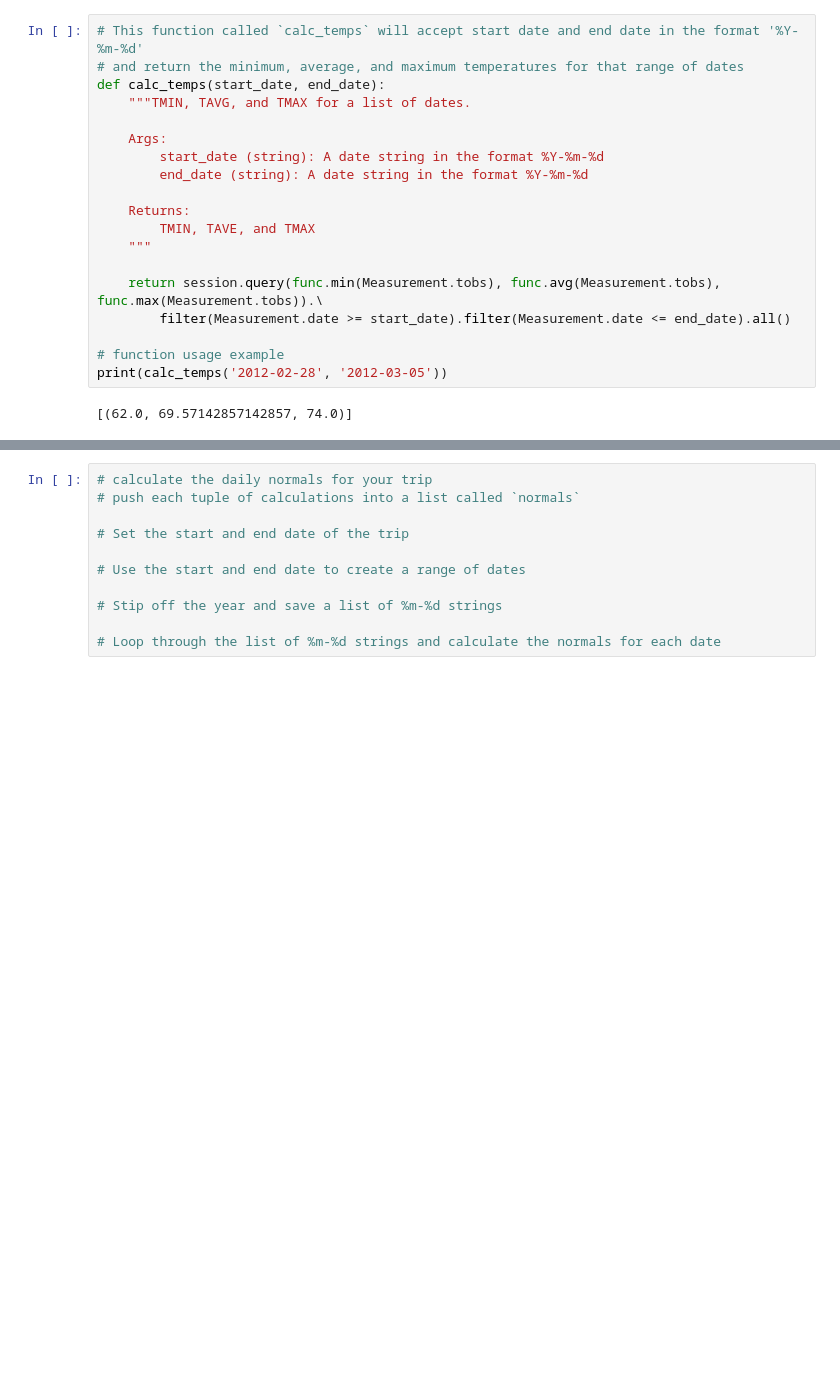
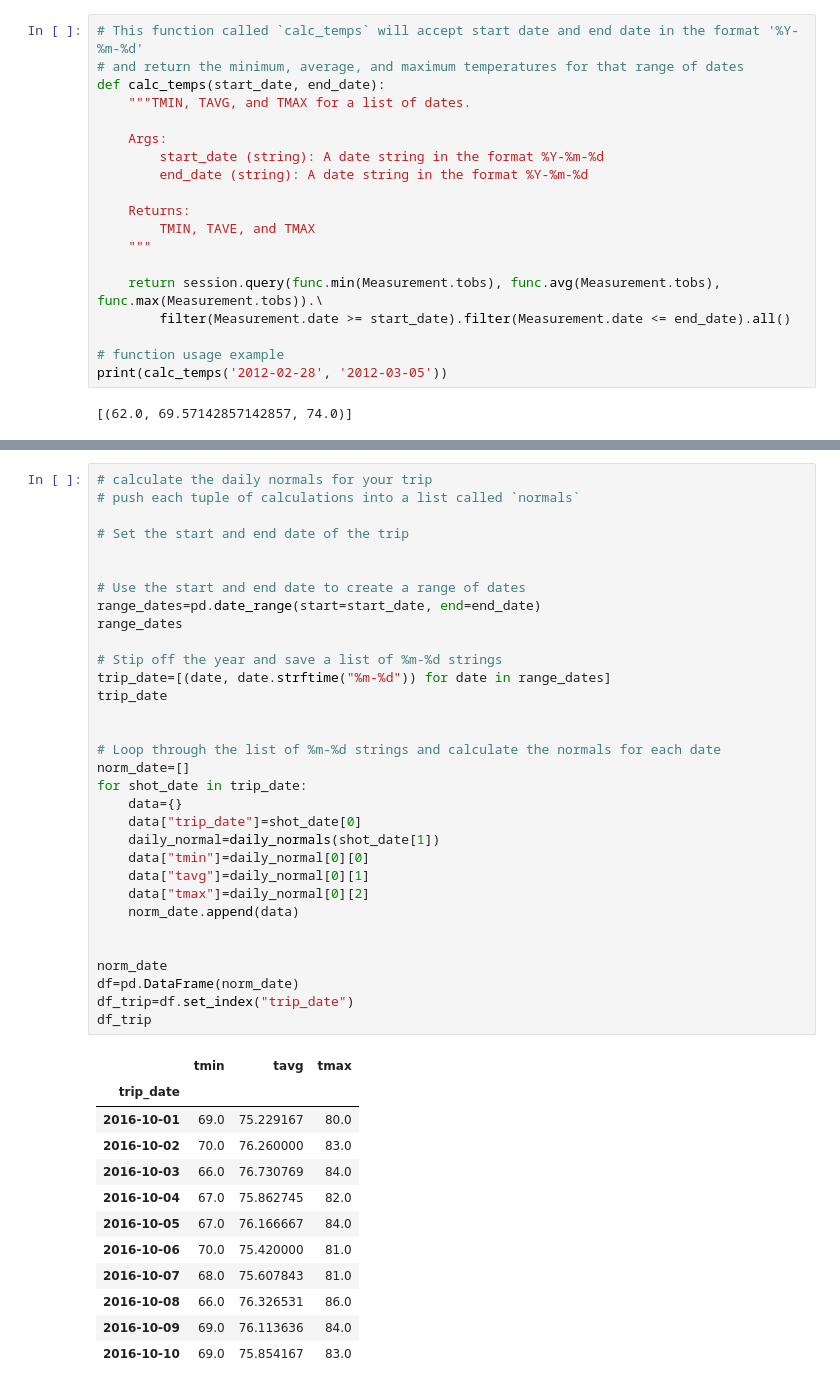
Before and after one commit to oianchevska/sqlalchemy-challenge, a Jupyter notebook: climate_starter.ipynb, the cells around one changed output, grey strips where cells are left out. Drawn from its saved outputs; the diff is of its cells as text; blank space fills up the shorter version.

```diff
--- a/climate_starter.ipynb
+++ b/climate_starter.ipynb
@@ -221,13 +267,47 @@ daily_normals("01-01")
 # %%
 # calculate the daily normals for your trip
 # push each tuple of calculations into a list called `normals`
 
 # Set the start and end date of the trip
 
+
 # Use the start and end date to create a range of dates
+range_dates=pd.date_range(start=start_date, end=end_date)
+range_dates
 
 # Stip off the year and save a list of %m-%d strings
+trip_date=[(date, date.strftime("%m-%d")) for date in range_dates]
+trip_date
+
 
 # Loop through the list of %m-%d strings and calculate the normals for each date
+norm_date=[]
+for shot_date in trip_date:
+    data={}
+    data["trip_date"]=shot_date[0]
+    daily_normal=daily_normals(shot_date[1])
+    data["tmin"]=daily_normal[0][0]
+    data["tavg"]=daily_normal[0][1]
+    data["tmax"]=daily_normal[0][2]
+    norm_date.append(data)
+
+
+norm_date
+df=pd.DataFrame(norm_date)
+df_trip=df.set_index("trip_date")
+df_trip
+# %% [output]
+|  | tmin | tavg | tmax |
+| trip_date |  |  |  |
+| 2016-10-01 | 69.0 | 75.229167 | 80.0 |
+| 2016-10-02 | 70.0 | 76.260000 | 83.0 |
+| 2016-10-03 | 66.0 | 76.730769 | 84.0 |
+| 2016-10-04 | 67.0 | 75.862745 | 82.0 |
+| 2016-10-05 | 67.0 | 76.166667 | 84.0 |
+| 2016-10-06 | 70.0 | 75.420000 | 81.0 |
+| 2016-10-07 | 68.0 | 75.607843 | 81.0 |
+| 2016-10-08 | 66.0 | 76.326531 | 86.0 |
+| 2016-10-09 | 69.0 | 76.113636 | 84.0 |
+| 2016-10-10 | 69.0 | 75.854167 | 83.0 |
 # %%
 # Load the previous query results into a Pandas DataFrame and add the `trip_dates` range as the `date` index
```
Also changed, not shown: parts of 5 cells of this notebook.
